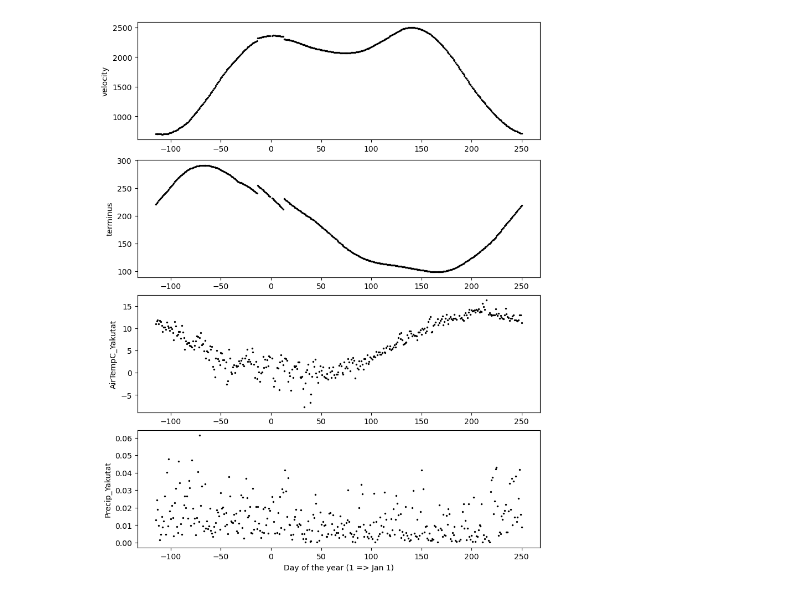
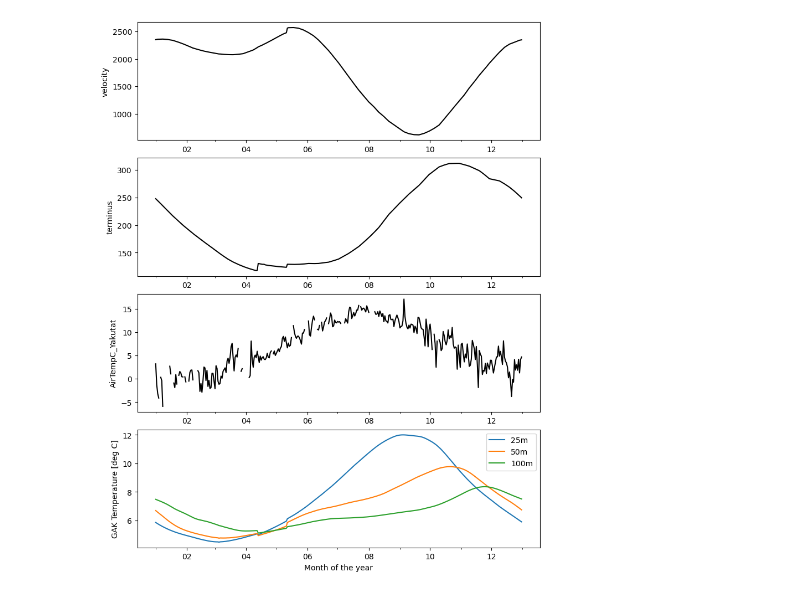
Before and after one commit to pohlan/Hubbard2024, a Jupyter notebook: make_paper_figures/vel_terminus_temps_avg_year.ipynb, the cells around one changed output. Cells and saved outputs as stored; diff of their text form; code cells hidden in the pictures.

Commit message:
save smoothed mooring temps of all depths; added to four-panel-figure

```diff
--- a/make_paper_figures/vel_terminus_temps_avg_year.ipynb
+++ b/make_paper_figures/vel_terminus_temps_avg_year.ipynb
@@ -15,21 +16,25 @@ weather_data_path  = pw+"/../data/weather/"
 df_veloc      = pd.read_csv(veloc_data_path+"velocity_by_section.csv")
 df_terminus   = pd.read_csv(terminus_data_path+"retreat_by_section.csv")
 df_weather    = pd.read_csv(weather_data_path+"compiled_weather_data_PDDs.csv")
+df_mooring    = pd.read_csv(mooring_data_path+"GAK_smooth.csv")
 # bring time vectors into right format
 t                  = [dt.datetime.strptime(day, "%Y-%m-%d").date() for day in df_terminus.Date]
 df_veloc.Date      = pd.to_datetime(df_veloc.Date)
 df_terminus.Date   = pd.to_datetime(df_terminus.Date)
+df_mooring.Date    = pd.to_datetime(df_mooring.Date)
 df_weather["Date"] = pd.to_datetime(df_weather.iloc[:,0])  # already has a sample each day
 # %%
 idx = np.where((df_weather["Date"] >= np.min(df_veloc["Date"])) & (df_weather["Date"] <= np.max(df_veloc["Date"])))[0]
 df_weather_short = df_weather.iloc[idx,:]
-df_weather_short = df_weather_short.filter(items=["Date", "AirTempC_Yakutat", "Precip_Yakutat"])
+df_weather_short = df_weather_short.filter(items=["Date", "AirTempC_Yakutat"])
 # %%
 # resample/interpolate time series to daily values (so they can later be averaged over the year more easily) and average over section
 df_all  = pd.DataFrame()
-for (df, nam) in zip([df_veloc, df_terminus, df_weather_short], ["velocity", "terminus"]):
+for (df, nam) in zip([df_veloc, df_terminus], ["velocity", "terminus"]):
     df = df.resample("d", on="Date").mean().interpolate()
     if df_all.empty:
         df_all["Date"] = df.index
     df_all[nam] = df.mean(axis=1).values
 df_all = pd.merge(df_all, df_weather_short)
+df_all = pd.merge(df_all, df_mooring.iloc[:,0:4])
+df_all
@@ -42,12 +61,13 @@ for col in df_all:
         continue
     ds = []
     vls = []
-    for dd in range(np.min(tind), np.max(tind)):
+    for dd in range(np.min(tind), np.max(tind)+1):
         val = np.mean(df_all[col][np.where(np.array(tind) == dd)[0]])
-        if dd > 250:
-            dd = dd - np.max(tind)
+        # if dd > 220:
+        #     dd = dd - np.max(tind)
         ds.append(dd)
         vls.append(val)
     if df_avyr.empty:
         df_avyr["Date"] = ds
     df_avyr[col] = vls
+df_avyr
@@ -68,20 +115,23 @@ tres = [dt.datetime.strptime(day, "%Y-%m-%d").date() for day in res]
 # %%
 # can replace df_avyr by df_all to only average over sections and not year
 fig, ax = plt.subplots(4,1, layout='constrained', figsize=(8,10))
-# plt.scatter
-ax[0].update
 i = 0
 for col in df_avyr:
     if col == "Date":
         continue
-    ax[i].scatter(df_avyr["Date"], df_avyr[col], 2, color="black"); ax[i].set_ylabel(col)
-    # ax[i].scatter(tres[0:-1], df_avyr[col], 2, color="black"); ax[i].set_ylabel(col)
-    # ax[i].xaxis.set_major_locator(mdates.MonthLocator(interval=2))
-    # ax[i].xaxis.set_minor_locator(mdates.MonthLocator())
-    # ax[i].xaxis.set_major_formatter(mdates.DateFormatter('%m'))            # see https://matplotlib.org/stable/gallery/text_labels_and_annotations/date.html
+    if col.startswith("Temperature"):
+        i = 3
+        ax[i].plot(res_date, df_avyr[col], label=col.split(" ")[-1]); ax[i].set_ylabel("GAK Temperature [deg C]"); ax[i].legend()
+    else:
+        ax[i].plot(res_date, df_avyr[col], color="black"); ax[i].set_ylabel(col)
+        # ax[i].plot(df_avyr["Date"], df_avyr[col], 2, color="black"); ax[i].set_ylabel(col)
+
+    ax[i].xaxis.set_major_locator(mdates.MonthLocator(bymonth=[2,4,6,8,10,12]))
+    ax[i].xaxis.set_minor_locator(mdates.MonthLocator())
+    ax[i].xaxis.set_major_formatter(mdates.DateFormatter('%m'))            # see https://matplotlib.org/stable/gallery/text_labels_and_annotations/date.html
     if i == len(ax)-1:
-        ax[i].set_xlabel("Day of the year (1 => Jan 1)")
+        ax[i].set_xlabel("Month of the year")
     i+=1
     fig.savefig("four-panel-yearly.jpg")
 # %% [output]
-[figure, old version]
+[figure, new version]
```
Also changed, not shown: parts of 4 cells of this notebook, 1 other file.
